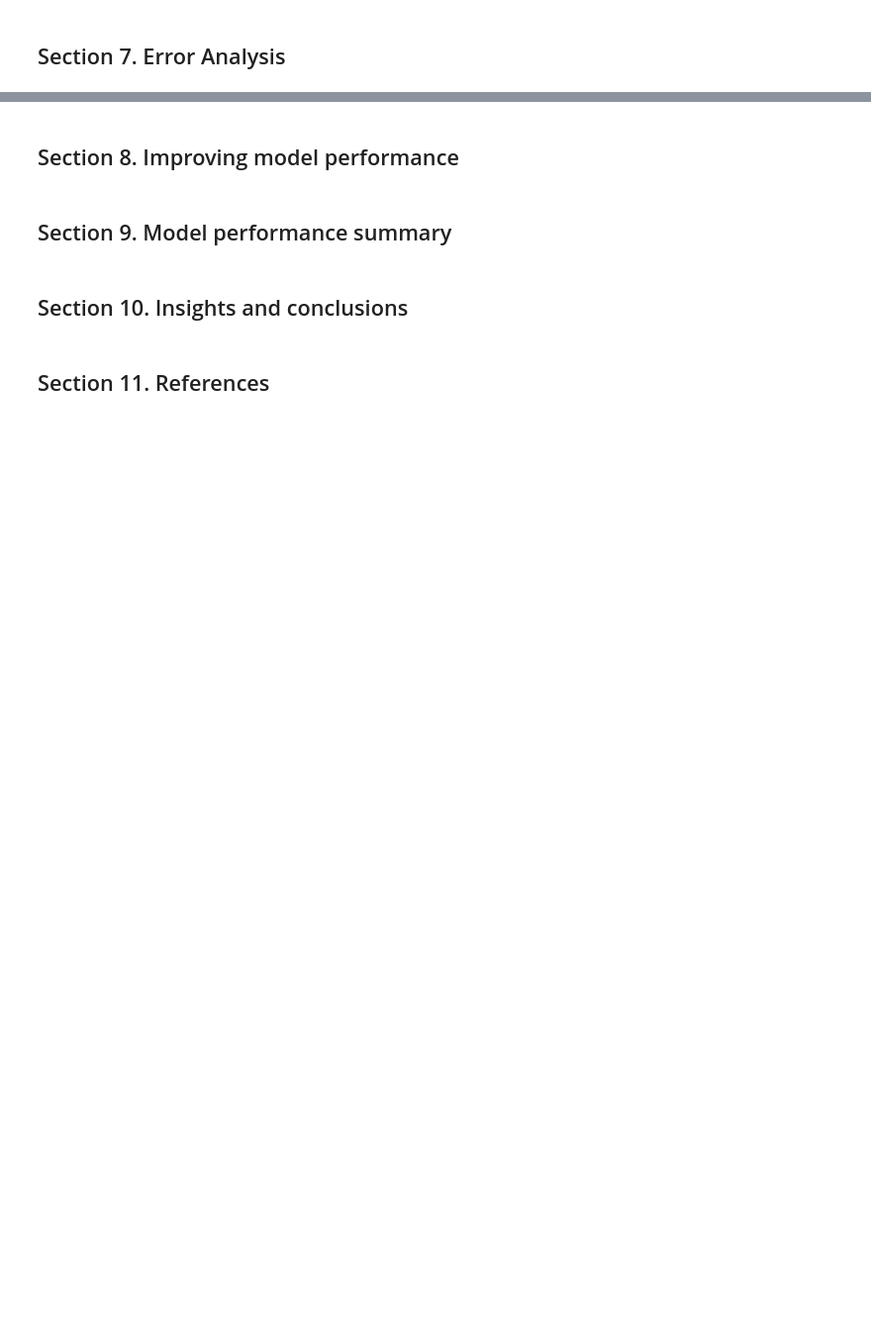
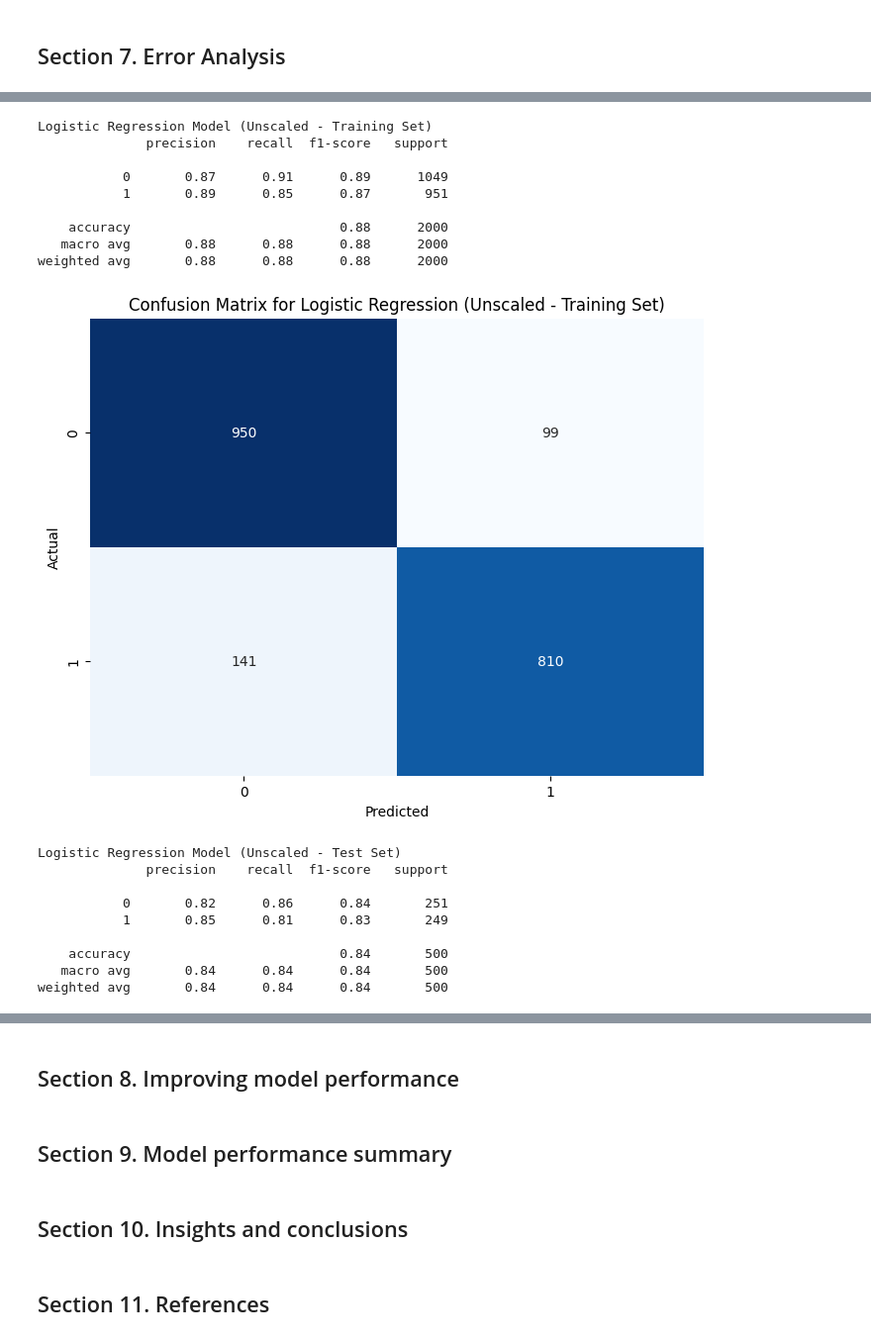
Before and after one commit to xLelouch03/STINTSY-MCO, a Jupyter notebook: main.ipynb, the cells around one changed output, grey strips where cells are left out. Shown at 99% size. Saved outputs shown, nothing was run; the diff lists cells and outputs as text; code cells hidden in the pictures; blank space fills up the shorter version.

```diff
--- a/main.ipynb
+++ b/main.ipynb
@@ -615,0 +569,47 @@ plt.show()
+# %%
+# Logistic Regression Evaluation (Unscaled)
+# Training Set
+y_pred_lr_train = model_lr.predict(X_train)
+print('Logistic Regression Model (Unscaled - Training Set)')
+print(classification_report(y_train, y_pred_lr_train))
+
+cm_lr_train = confusion_matrix(y_train, y_pred_lr_train)
+plt.figure(figsize=(8, 6))
+sns.heatmap(cm_lr_train, annot=True, fmt='d', cmap='Blues', xticklabels={0,1}, yticklabels={0,1}, cbar=False)
+plt.xlabel('Predicted')
+plt.ylabel('Actual')
+plt.title('Confusion Matrix for Logistic Regression (Unscaled - Training Set)')
+plt.show()
+
+# Test Set
+y_pred_lr = model_lr.predict(X_test)
+print('Logistic Regression Model (Unscaled - Test Set)')
+print(classification_report(y_test, y_pred_lr))
+
+cm_lr = confusion_matrix(y_test, y_pred_lr)
+plt.figure(figsize=(8, 6))
+sns.heatmap(cm_lr, annot=True, fmt='d', cmap='Blues', xticklabels={0,1}, yticklabels={0,1}, cbar=False)
+plt.xlabel('Predicted')
+plt.ylabel('Actual')
+plt.title('Confusion Matrix for Logistic Regression (Unscaled - Test Set)')
+plt.show()
+# %% [output]
+Logistic Regression Model (Unscaled - Training Set)
+              precision    recall  f1-score   support
+
+           0       0.87      0.91      0.89      1049
+           1       0.89      0.85      0.87       951
+
+    accuracy                           0.88      2000
+   macro avg       0.88      0.88      0.88      2000
+weighted avg       0.88      0.88      0.88      2000
+[figure, added]
+Logistic Regression Model (Unscaled - Test Set)
+              precision    recall  f1-score   support
+
+           0       0.82      0.86      0.84       251
+           1       0.85      0.81      0.83       249
+
+    accuracy                           0.84       500
+   macro avg       0.84      0.84      0.84       500
+weighted avg       0.84      0.84      0.84       500
```
Also changed, not shown: parts of 25 cells of this notebook.
